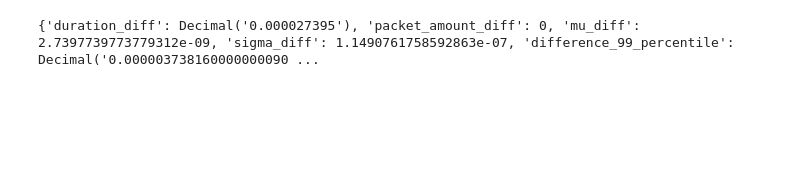
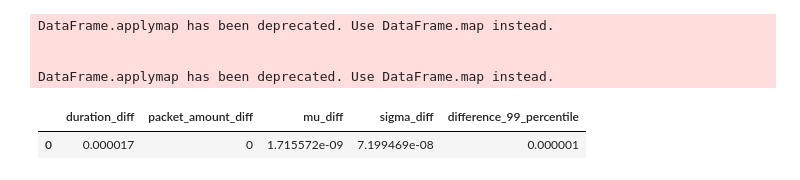
Before and after one commit to Private-5G-benchmarking/benchmarking_tool, a Jupyter notebook: validation/analyse_pcaps_tcpreplay.ipynb, the cells around one changed output. Cells and saved outputs as stored; diff of their text form; code cells hidden in the pictures; blank space fills up the shorter version.

Commit message:
adjust comparison

```diff
--- a/validation/analyse_pcaps_tcpreplay.ipynb
+++ b/validation/analyse_pcaps_tcpreplay.ipynb
@@ -44,22 +44,41 @@ def getAmountOfPackets(df):
     return len(df.index)
 # %%
 def compareDFs(df1, df2):
-    comparisonStats = {}
-    comparisonStats["duration_diff"] = abs(getDurationOfPcap(df1) -getDurationOfPcap(df2))
-    comparisonStats["packet_amount_diff"] = abs(getAmountOfPackets(df1)-getAmountOfPackets(df2))
+    # Function to convert Decimal to float
+    def decimal_to_float(val):
+        if isinstance(val, Decimal):
+            return float(val)
+        return val
+
+    # Convert DataFrame values to numeric types
+    df1 = df1.applymap(decimal_to_float)
+    df2 = df2.applymap(decimal_to_float)
+
+    comparisonStats = {}  # Initialize with an empty dictionary
+
+    comparisonStats["duration_diff"] = abs(getDurationOfPcap(df1) - getDurationOfPcap(df2))
+    comparisonStats["packet_amount_diff"] = abs(getAmountOfPackets(df1) - getAmountOfPackets(df2))
     comparisonStats["mu_diff"] = abs(df1["iat"].mean() - df2["iat"].mean())
     comparisonStats["sigma_diff"] = abs(df1["iat"].std() - df2["iat"].std())
-    comparisonStats["difference_99_percentile"] = (df1["iat"]-df2["iat"]).quantile(0.99)
+    comparisonStats["difference_99_percentile"] = (df1["iat"] - df2["iat"]).quantile(0.99)
 
-    return comparisonStats
+    # Convert dictionary to DataFrame
+    comparisonStats_df = pd.DataFrame([comparisonStats])
+
+    return comparisonStats_df
 # %%
 originalDF = pcap_to_dataframe(f"{PCAP_FOLDER}/replay_{NR}.pcapng")
 replayDF= pcap_to_dataframe(f"{PCAP_FOLDER}/tcpreplay_validation_capture_{NR}.pcapng")
 # %%
 comparision = compareDFs(originalDF, replayDF)
-print(comparision)
+comparision.head()
 # %% [output]
-{'duration_diff': Decimal('0.000027395'), 'packet_amount_diff': 0, 'mu_diff': 2.7397739773779312e-09, 'sigma_diff': 1.1490761758592863e-07, 'difference_99_percentile': Decimal('0.000003738160000000090 ...
+DataFrame.applymap has been deprecated. Use DataFrame.map instead.
+
+
+DataFrame.applymap has been deprecated. Use DataFrame.map instead.
+|  | duration_diff | packet_amount_diff | mu_diff | sigma_diff | difference_99_percentile |
+| 0 | 0.000017 | 0 | 1.715572e-09 | 7.199469e-08 | 0.000001 |
 # %%
 def ecdf(data):
     """Compute ECDF for a one-dimensional array of measurements."""
```
Also changed, not shown: parts of 2 cells of this notebook.
